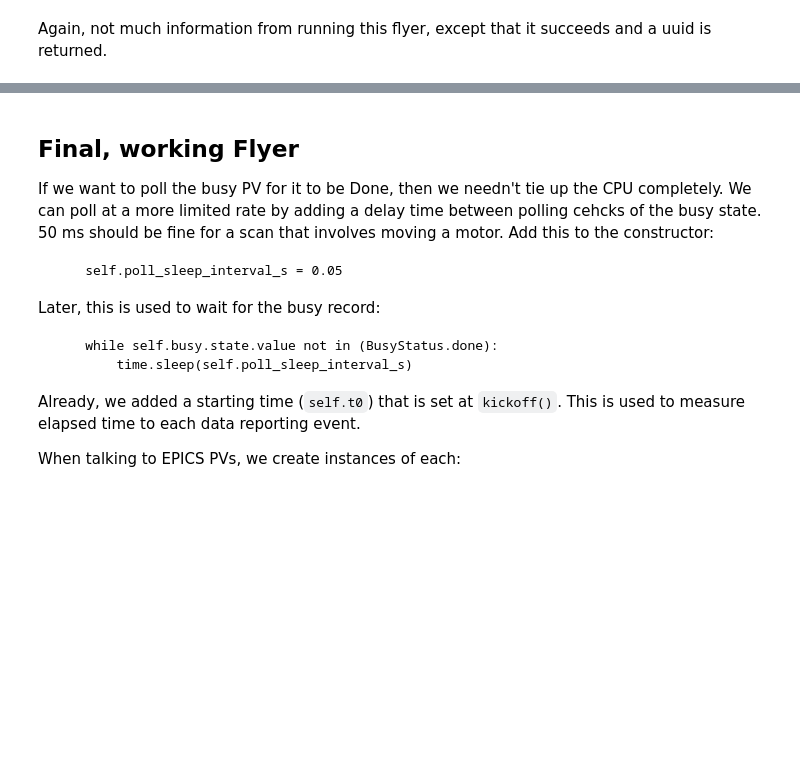
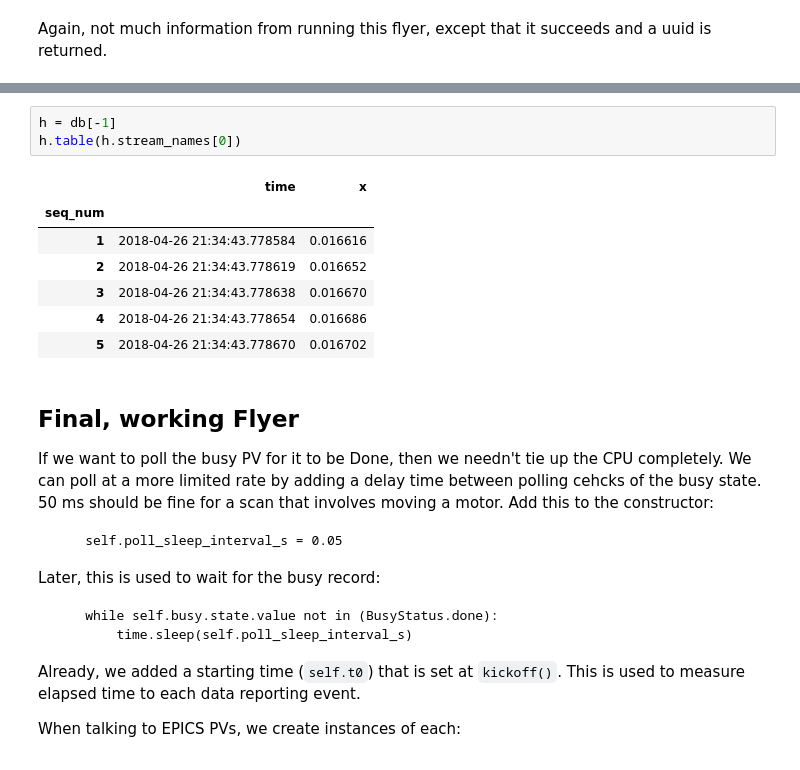
Before and after one commit to prjemian/ipython-mintvm, a Jupyter notebook: profile_bluesky/startup/notebooks/busy_flyer.ipynb, the cells around one changed output, grey strips where cells are left out. Cells and saved outputs as stored; diff of their text form; blank space fills up the shorter version.

```diff
--- a/profile_bluesky/startup/notebooks/busy_flyer.ipynb
+++ b/profile_bluesky/startup/notebooks/busy_flyer.ipynb
@@ -553,3 +579,14 @@ RE(bluesky.plans.fly([ifly]))
+# %%
+h = db[-1]
+h.table(h.stream_names[0])
+# %% [output]
+|  | time | x |
+| seq_num |  |  |
+| 1 | 2018-04-26 21:34:43.778584 | 0.016616 |
+| 2 | 2018-04-26 21:34:43.778619 | 0.016652 |
+| 3 | 2018-04-26 21:34:43.778638 | 0.016670 |
+| 4 | 2018-04-26 21:34:43.778654 | 0.016686 |
+| 5 | 2018-04-26 21:34:43.778670 | 0.016702 |
 # %% [markdown]
 ## Final, working Flyer <a class="anchor" id="working-flyer" />
 
```
Also changed, not shown: parts of 27 cells of this notebook.
